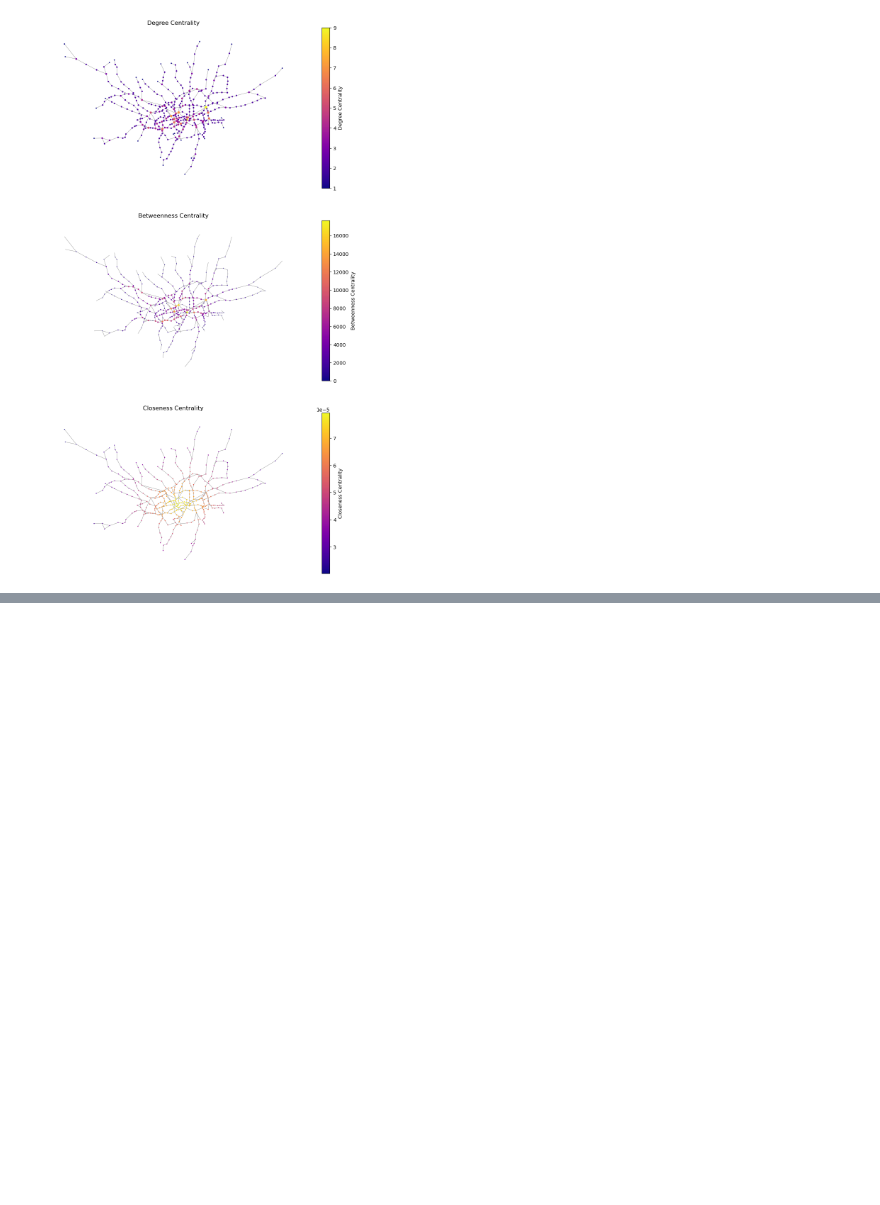
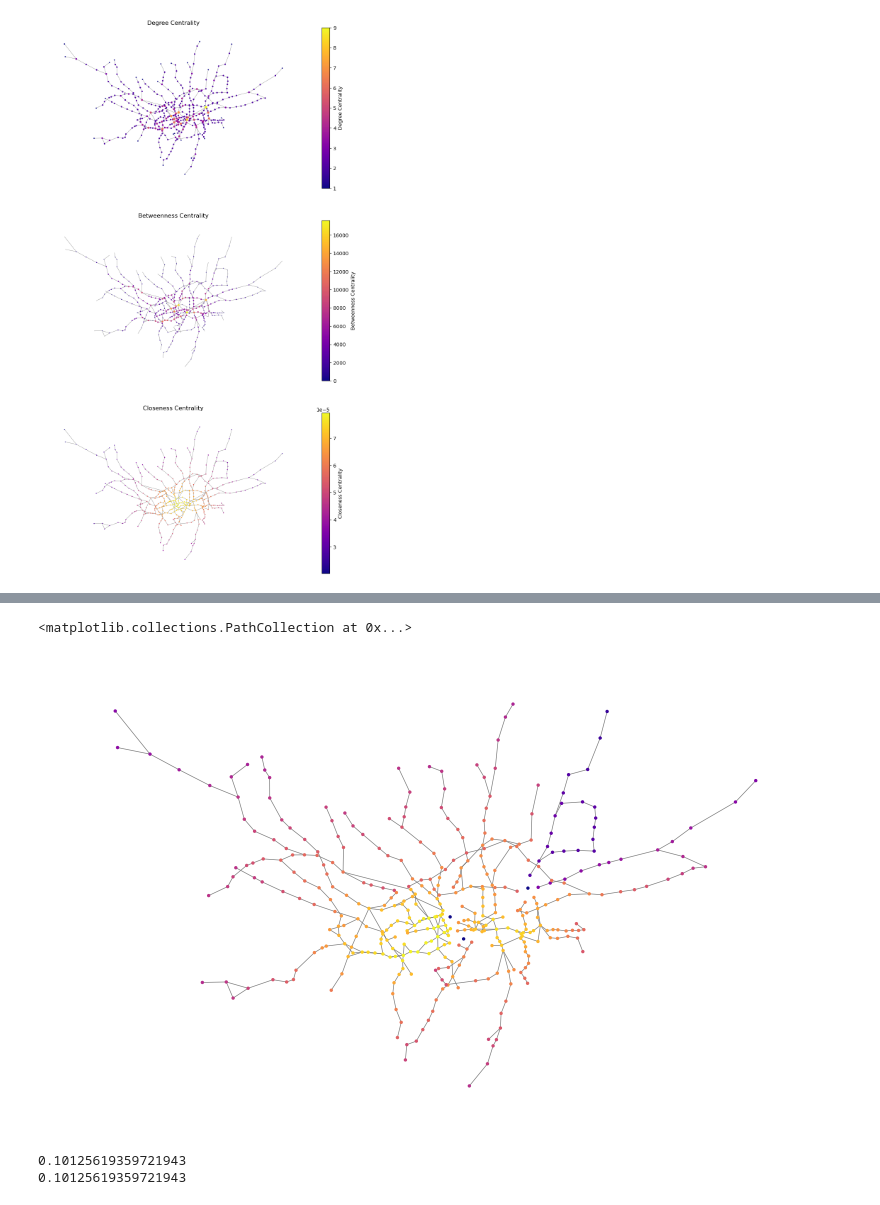
Before and after one commit to sokimura39/Urban_Simulation_Report, a Jupyter notebook: 01_network_analysis.ipynb, the cells around one changed output, grey strips where cells are left out. Cells and saved outputs as stored; diff of their text form; code cells hidden in the pictures; blank space fills up the shorter version.

Commit message:
Created figures for results of node removal

```diff
--- a/01_network_analysis.ipynb
+++ b/01_network_analysis.ipynb
@@ -497,0 +522,27 @@ plt.show()
+# %%
+# get the stations to remove
+degree_list = degree_df.sort_values('degree', ascending = False).index.to_list()
+between_list = between_df.sort_values('betweenness', ascending = False).index.to_list()
+closeness_list = closeness_df.sort_values('closeness', ascending = False).index.to_list()
+
+# make into dictionary
+station_lists = {
+    'degree': degree_list,
+    'betweenness': between_list,
+    'closeness': closeness_list
+}
+
+# create graph for non-sequential removal
+nonseq_removal = {
+    'degree': [G.copy()],
+    'betweenness': [G.copy()],
+    'closeness': [G.copy()]
+}
+
+for key in station_lists:
+    print(f'Consider {key} centrality')
+    for i in np.arange(10):
+        G_temp =  nonseq_removal[key][i].copy()
+        print(f'{i}: Removing {station_lists[key][i]}')
+        G_temp.remove_node(station_lists[key][i])
+        nonseq_removal[key].append(G_temp)
@@ -497,0 +643,43 @@ plt.show()
+# %%
+# sanity check closeness centrality
+
+G_number = 10
+
+fig, ax = plt.subplots(1, 1, figsize = (10, 6))
+nx.draw_networkx_edges(seq_removal['closeness'][G_number], pos = pos, edge_color = 'gray', width = 0.5, ax = ax)
+ax.axis('off')
+
+nx.draw_networkx_nodes(
+    seq_removal['closeness'][G_number],
+    pos = pos,
+    node_color = list(nx.closeness_centrality(seq_removal['closeness'][G_number], distance = 'length').values()),
+    node_size = 2,
+    ax = ax,
+    cmap = 'plasma'
+)
+# %% [output]
+<matplotlib.collections.PathCollection at 0x...>
+[figure, added]
+# %%
+# define global efficiency considering weight
+def global_efficiency_weighted(G, weight=None):
+    n = len(G)
+    denom = n * (n - 1)
+    g_eff = 0
+    if denom != 0:
+        # calculate distance for all pairs, considering the distance
+
+        all_shortest_paths = dict(nx.all_pairs_dijkstra_path_length(G, weight=weight))
+        for source in all_shortest_paths:
+            for target, distance in all_shortest_paths[source].items():
+                if distance > 0:
+                    g_eff += 1 / distance
+
+        g_eff /= denom
+    return g_eff
+
+print(global_efficiency_weighted(G))
+print(nx.global_efficiency(G))
+# %% [output]
+0.10125619359721943
+0.10125619359721943
```
Also changed, not shown: parts of 19 cells of this notebook, 5 other files.
